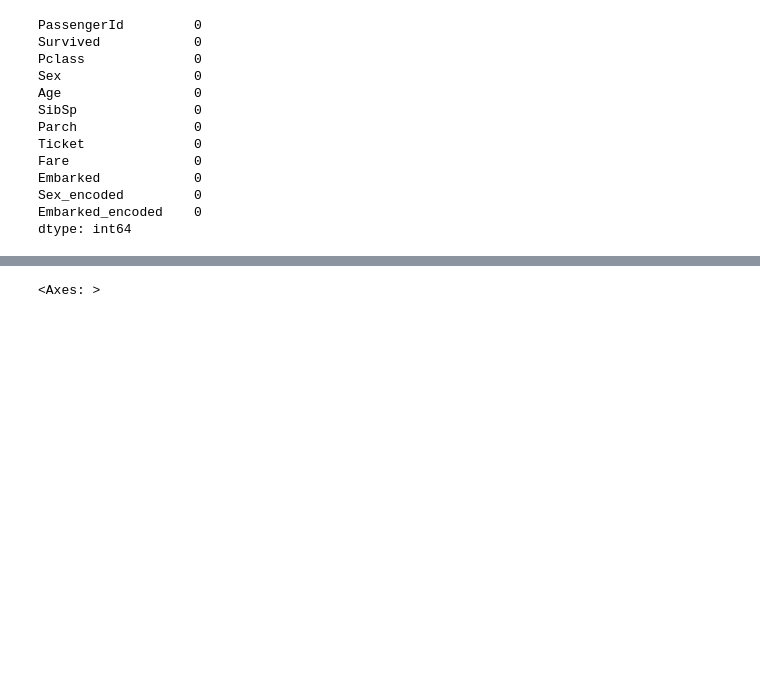
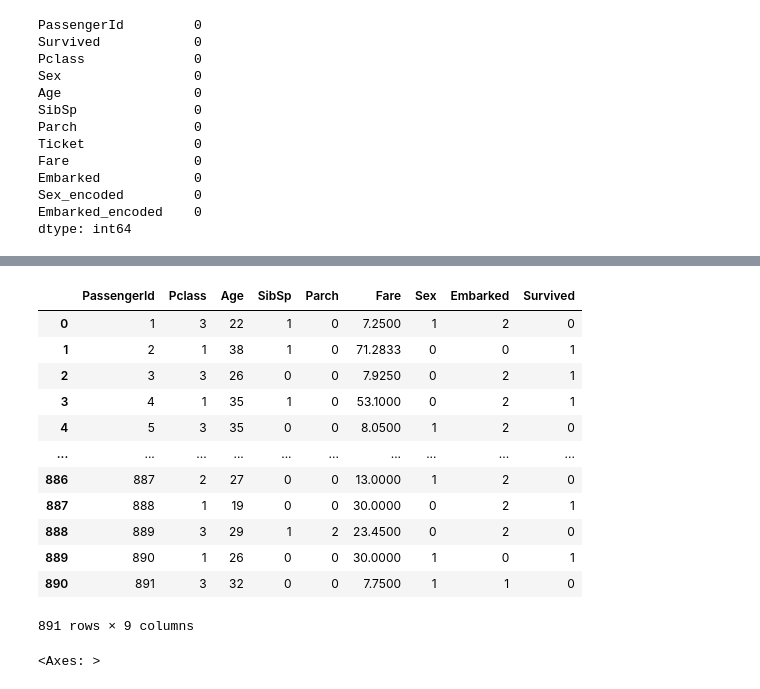
Before and after one commit to wlopezm-unal/Machine-learning, a Jupyter notebook: exercise_titanic.ipynb, the cells around one changed output, grey strips where cells are left out. Saved outputs shown, nothing was run; the diff lists cells and outputs as text; code cells hidden in the pictures; blank space fills up the shorter version.

```diff
--- a/exercise_titanic.ipynb
+++ b/exercise_titanic.ipynb
@@ -262,6 +255,22 @@ df=df.drop(columns=['Sex', 'Embarked'], inplace=False)
 # %%
 #renombrar las siguientes columnas para que no interfieran despues con el proceso de entrenamiento
 df.rename(columns={'Embarked_encoded':'Embarked', 'Sex_encoded':'Sex', 'Survived_':'Survived'}, inplace=True)
+# %%
+df
+# %% [output]
+|  | PassengerId | Pclass | Age | SibSp | Parch | Fare | Sex | Embarked | Survived |
+| 0 | 1 | 3 | 22 | 1 | 0 | 7.2500 | 1 | 2 | 0 |
+| 1 | 2 | 1 | 38 | 1 | 0 | 71.2833 | 0 | 0 | 1 |
+| 2 | 3 | 3 | 26 | 0 | 0 | 7.9250 | 0 | 2 | 1 |
+| 3 | 4 | 1 | 35 | 1 | 0 | 53.1000 | 0 | 2 | 1 |
+| 4 | 5 | 3 | 35 | 0 | 0 | 8.0500 | 1 | 2 | 0 |
+| ... | ... | ... | ... | ... | ... | ... | ... | ... | ... |
+| 886 | 887 | 2 | 27 | 0 | 0 | 13.0000 | 1 | 2 | 0 |
+| 887 | 888 | 1 | 19 | 0 | 0 | 30.0000 | 0 | 2 | 1 |
+| 888 | 889 | 3 | 29 | 1 | 2 | 23.4500 | 0 | 2 | 0 |
+| 889 | 890 | 1 | 26 | 0 | 0 | 30.0000 | 1 | 0 | 1 |
+| 890 | 891 | 3 | 32 | 0 | 0 | 7.7500 | 1 | 1 | 0 |
+891 rows × 9 columns
 # %%
 #Plot correlation between the variables and Diabetes_binary
 df.corr()['Survived'][:-1].sort_values().plot(kind='bar')
```
Also changed, not shown: parts of 36 cells of this notebook.
